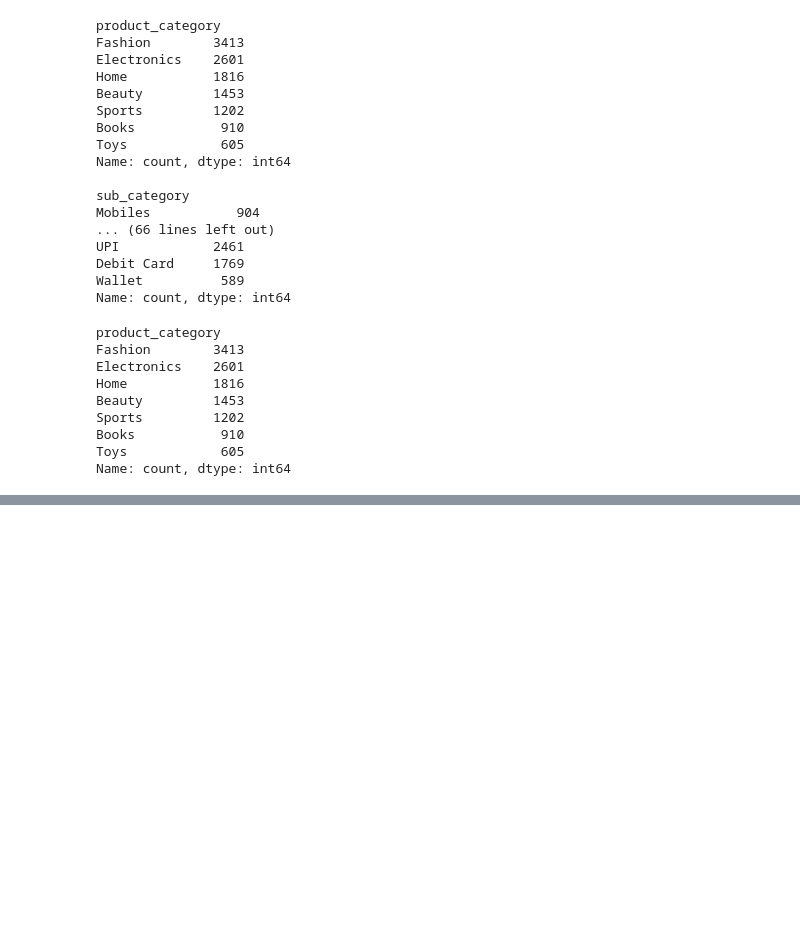
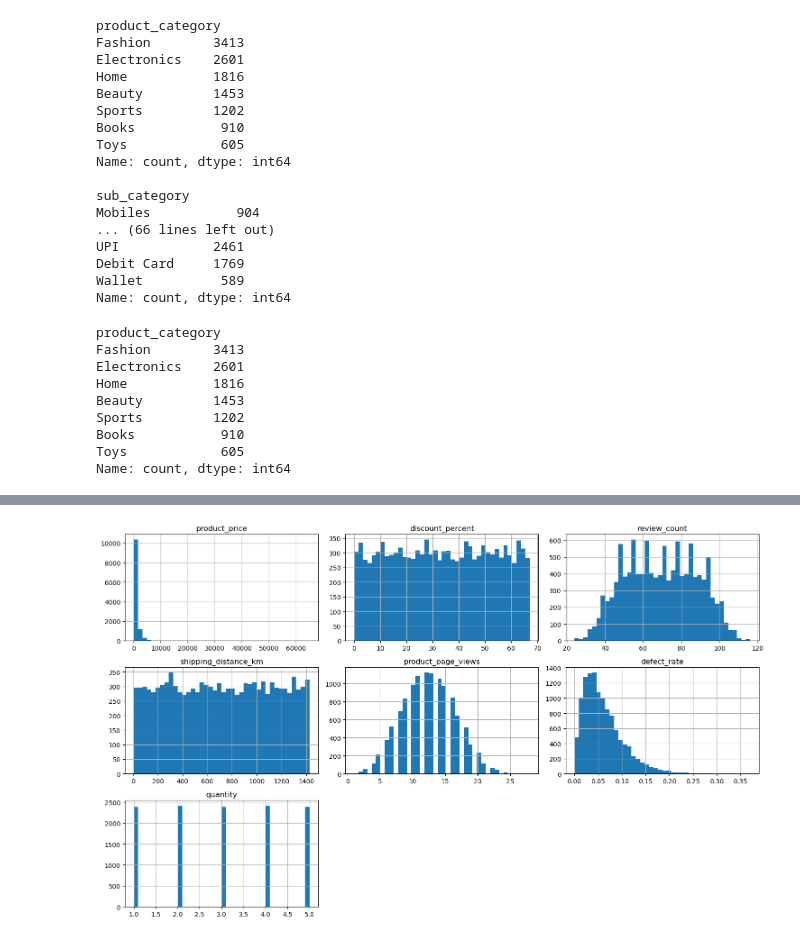
Before and after one commit to azeem932356/product-return-risk-prediction, a Jupyter notebook: product_return.ipynb, the cells around one changed output, grey strips where cells are left out. Saved outputs shown, nothing was run; the diff lists cells and outputs as text; code cells hidden in the pictures; blank space fills up the shorter version.

```diff
--- a/product_return.ipynb
+++ b/product_return.ipynb
@@ -166,0 +245,10 @@ Name: count, dtype: int64
+# %%
+##further stats in the form of histogram
+
+num_show= ["product_price", "discount_percent", "review_count", "shipping_distance_km", "product_page_views", "defect_rate", "quantity"]   #storing in a variable later acess through df[]
+
+df[num_show].hist(figsize=(15, 9), bins= 40)
+plt.tight_layout()
+plt.show()
+# %% [output]
+[figure, added]
```
Also changed, not shown: parts of 7 cells of this notebook.
